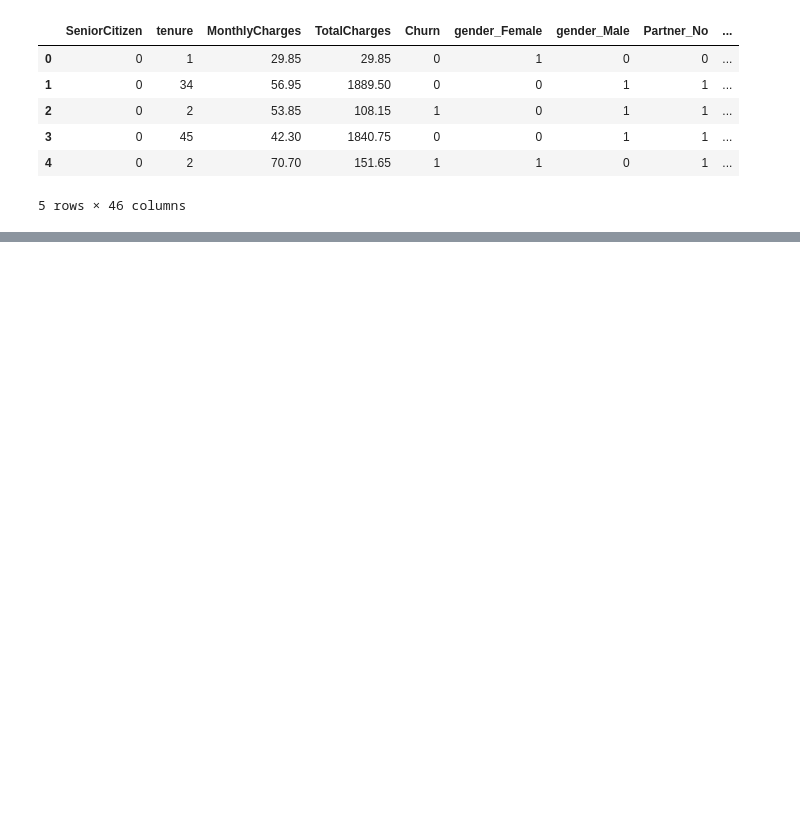
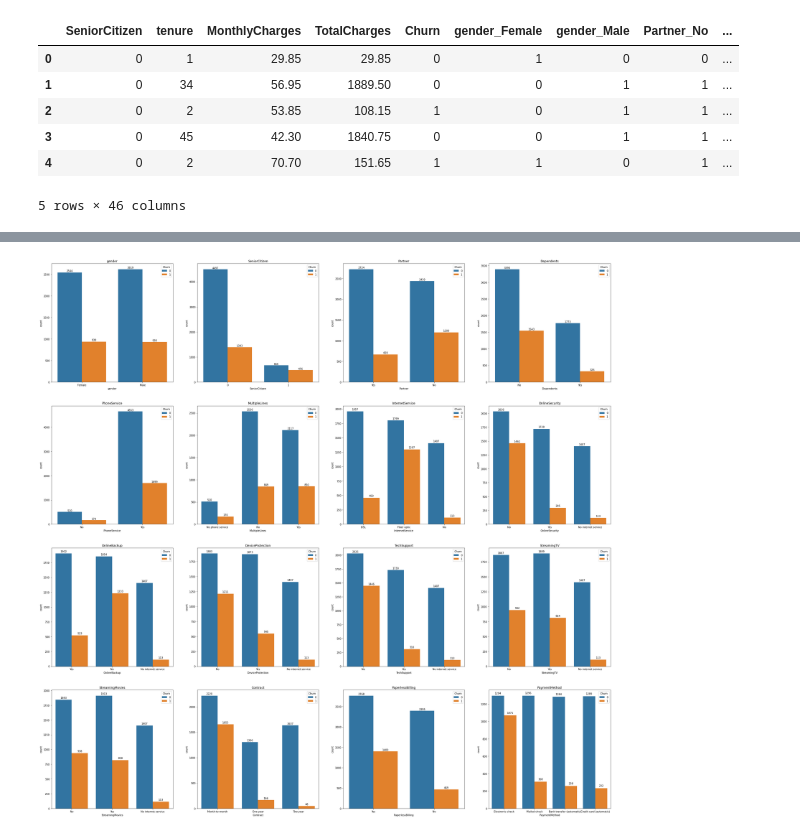
Before and after one commit to JamesG419/churn_analysis, a Jupyter notebook: notebooks/1-jpg-initial_data_exploration.ipynb, the cells around one changed output, grey strips where cells are left out. Cells and saved outputs as stored; diff of their text form; code cells hidden in the pictures; blank space fills up the shorter version.

```diff
--- a/notebooks/1-jpg-initial_data_exploration.ipynb
+++ b/notebooks/1-jpg-initial_data_exploration.ipynb
@@ -174,0 +277,4 @@ df_dummies.to_csv('../data/processed/WA_Fn-UseC_-Telco-Customer-Churn-Dummies.cs
+# %%
+multi_countplot(charts, df_new, 'Churn','../images/bivariate_freq.jpg')
+# %% [output]
+[figure, added]
```
Also changed, not shown: parts of 27 cells of this notebook, 3 other files.
